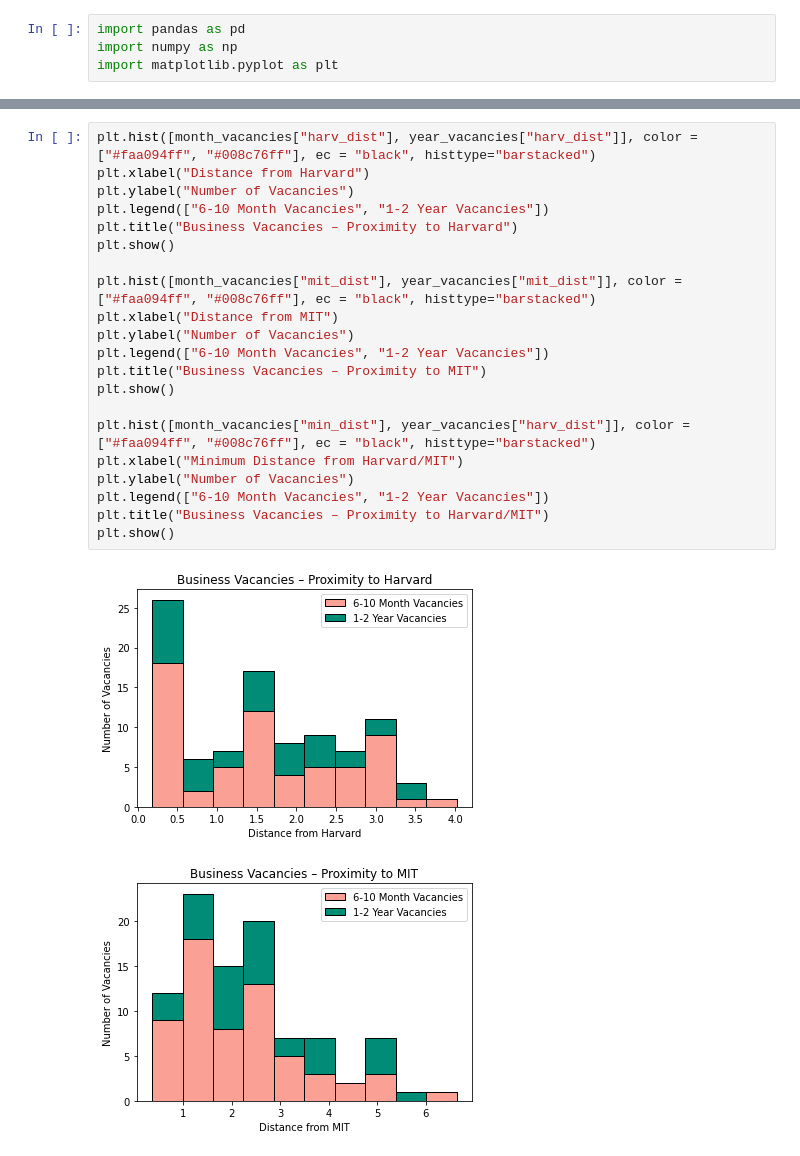
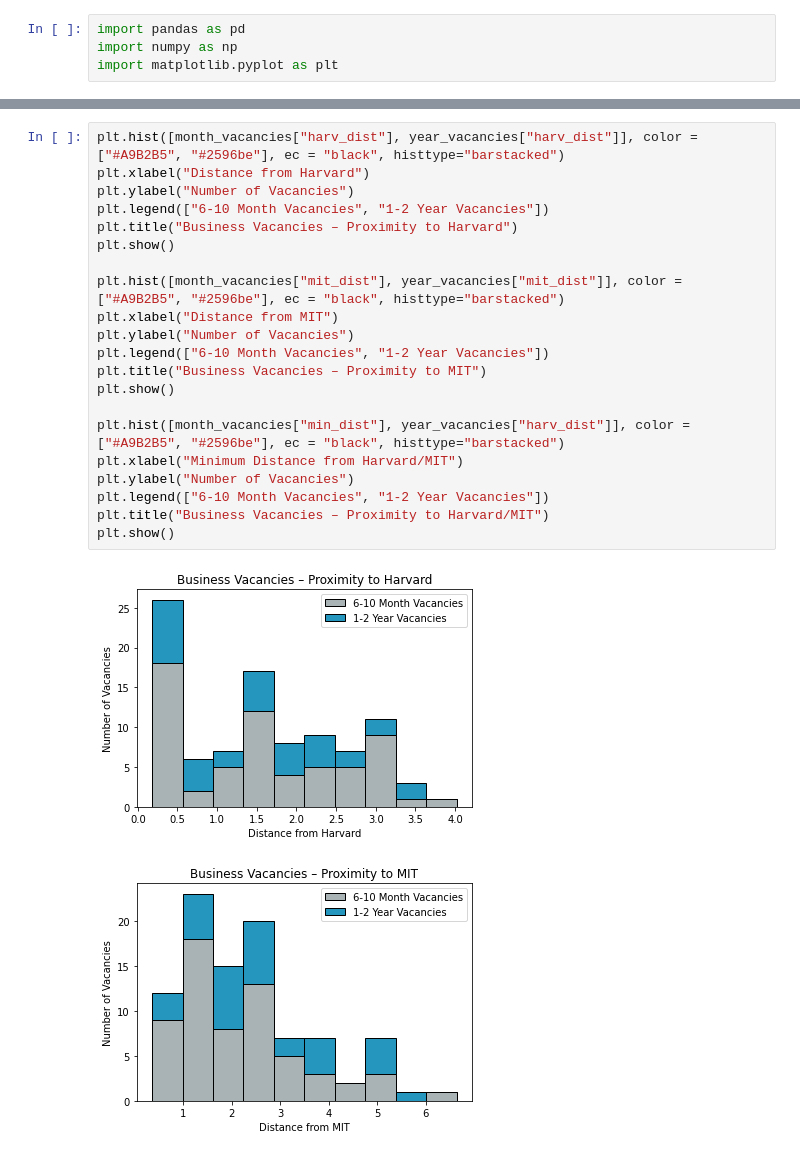
Before and after one commit to JohnOnt/HODP_Business_Vacancies, a Jupyter notebook: visuals.ipynb, the cells around one changed output, grey strips where cells are left out. Saved outputs shown, nothing was run; the diff lists cells and outputs as text.

Commit message:
changed colors

```diff
--- a/visuals.ipynb
+++ b/visuals.ipynb
@@ -46,24 +46,24 @@ plt.show()
 # %%
-plt.hist([month_vacancies["harv_dist"], year_vacancies["harv_dist"]], color = ["#faa094ff", "#008c76ff"], ec = "black", histtype="barstacked")
+plt.hist([month_vacancies["harv_dist"], year_vacancies["harv_dist"]], color = ["#A9B2B5", "#2596be"], ec = "black", histtype="barstacked")
 plt.xlabel("Distance from Harvard")
 plt.ylabel("Number of Vacancies")
 plt.legend(["6-10 Month Vacancies", "1-2 Year Vacancies"])
 plt.title("Business Vacancies – Proximity to Harvard")
 plt.show()
 
-plt.hist([month_vacancies["mit_dist"], year_vacancies["mit_dist"]], color = ["#faa094ff", "#008c76ff"], ec = "black", histtype="barstacked")
+plt.hist([month_vacancies["mit_dist"], year_vacancies["mit_dist"]], color = ["#A9B2B5", "#2596be"], ec = "black", histtype="barstacked")
 plt.xlabel("Distance from MIT")
 plt.ylabel("Number of Vacancies")
 plt.legend(["6-10 Month Vacancies", "1-2 Year Vacancies"])
 plt.title("Business Vacancies – Proximity to MIT")
 plt.show()
 
-plt.hist([month_vacancies["min_dist"], year_vacancies["harv_dist"]], color = ["#faa094ff", "#008c76ff"], ec = "black", histtype="barstacked")
+plt.hist([month_vacancies["min_dist"], year_vacancies["harv_dist"]], color = ["#A9B2B5", "#2596be"], ec = "black", histtype="barstacked")
 plt.xlabel("Minimum Distance from Harvard/MIT")
 plt.ylabel("Number of Vacancies")
 plt.legend(["6-10 Month Vacancies", "1-2 Year Vacancies"])
 plt.title("Business Vacancies – Proximity to Harvard/MIT")
 plt.show()
 # %% [output]
-[figure, old version]
+[figure, new version]
-[figure, old version]
+[figure, new version]
```
Also changed, not shown: parts of 2 cells of this notebook.
